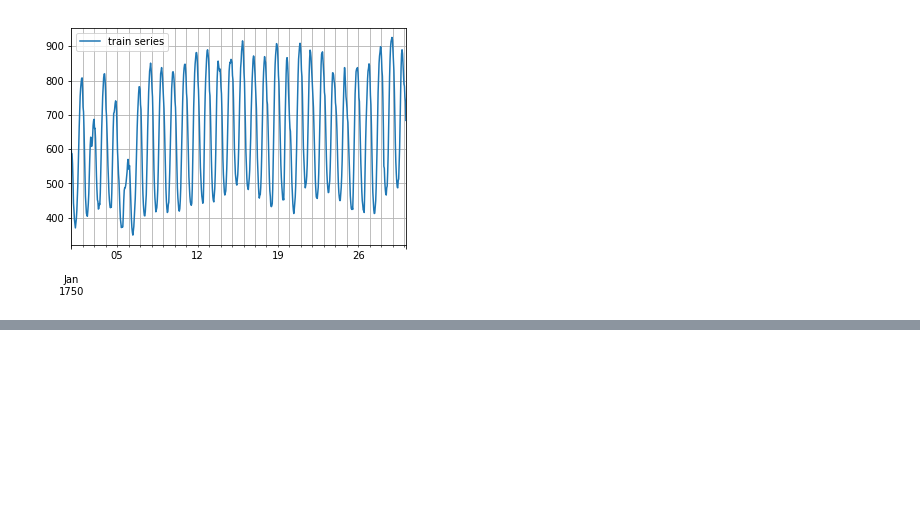
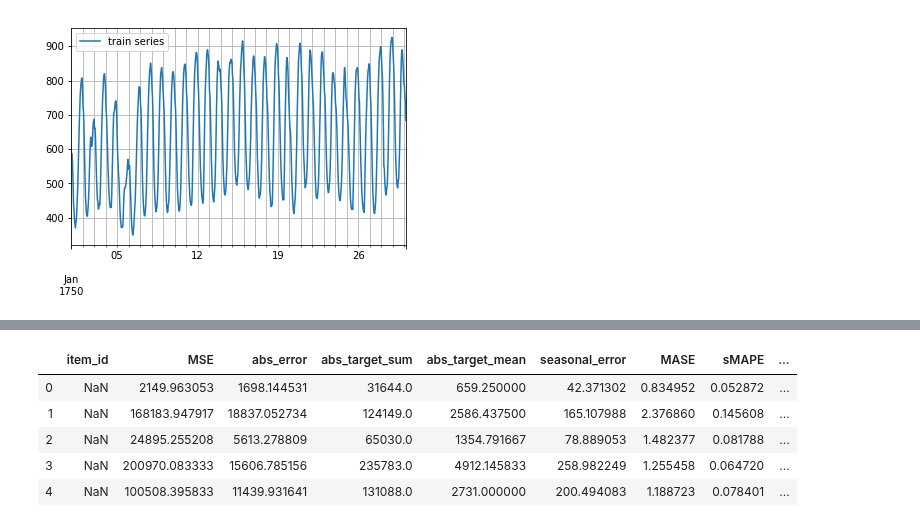
Before and after one commit to tm1611/RNN-for-Time-Series, a Jupyter notebook: GluonTS 02 - Quick Start Tutorial.ipynb, the cells around one changed output, grey strips where cells are left out. Cells and saved outputs as stored; diff of their text form; code cells hidden in the pictures; blank space fills up the shorter version.

```diff
--- a/GluonTS 02 - Quick Start Tutorial.ipynb
+++ b/GluonTS 02 - Quick Start Tutorial.ipynb
@@ -77,0 +419,9 @@ plt.show()
+# %%
+item_metrics.head()
+# %% [output]
+|  | item_id | MSE | abs_error | abs_target_sum | abs_target_mean | seasonal_error | MASE | sMAPE | ... |
+| 0 | NaN | 2149.963053 | 1698.144531 | 31644.0 | 659.250000 | 42.371302 | 0.834952 | 0.052872 | ... |
+| 1 | NaN | 168183.947917 | 18837.052734 | 124149.0 | 2586.437500 | 165.107988 | 2.376860 | 0.145608 | ... |
+| 2 | NaN | 24895.255208 | 5613.278809 | 65030.0 | 1354.791667 | 78.889053 | 1.482377 | 0.081788 | ... |
+| 3 | NaN | 200970.083333 | 15606.785156 | 235783.0 | 4912.145833 | 258.982249 | 1.255458 | 0.064720 | ... |
+| 4 | NaN | 100508.395833 | 11439.931641 | 131088.0 | 2731.000000 | 200.494083 | 1.188723 | 0.078401 | ... |
```
Also changed, not shown: parts of 28 cells of this notebook.
